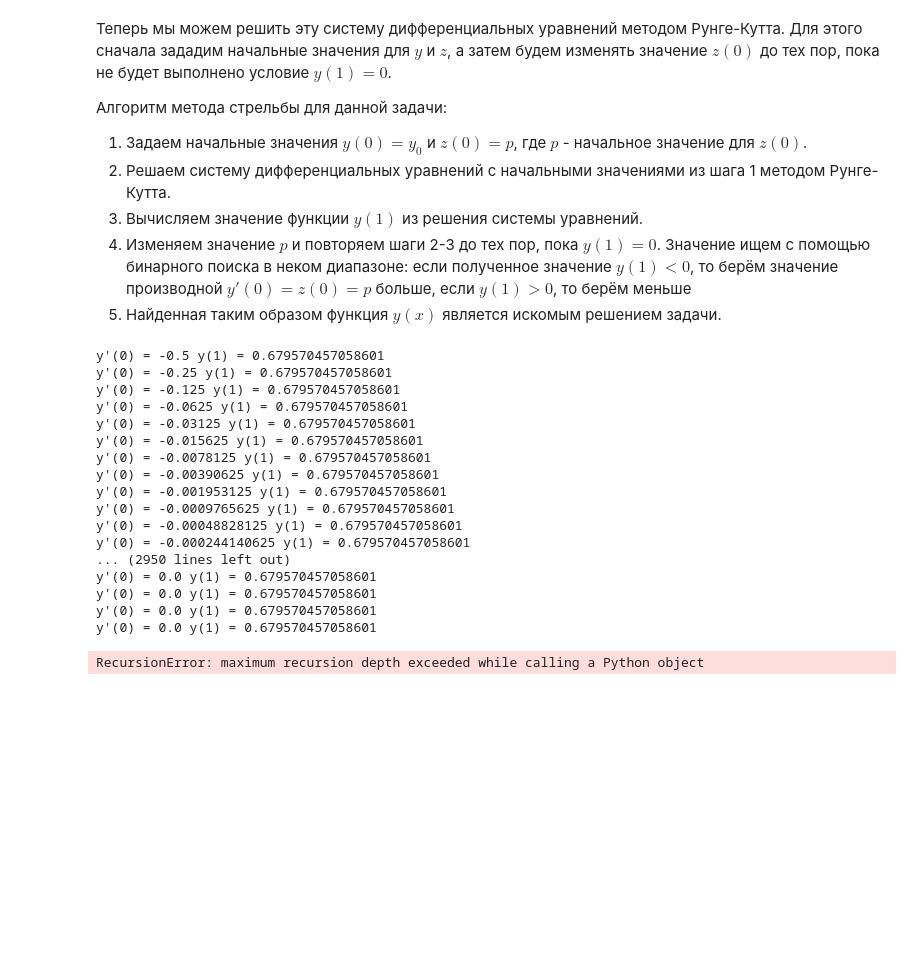
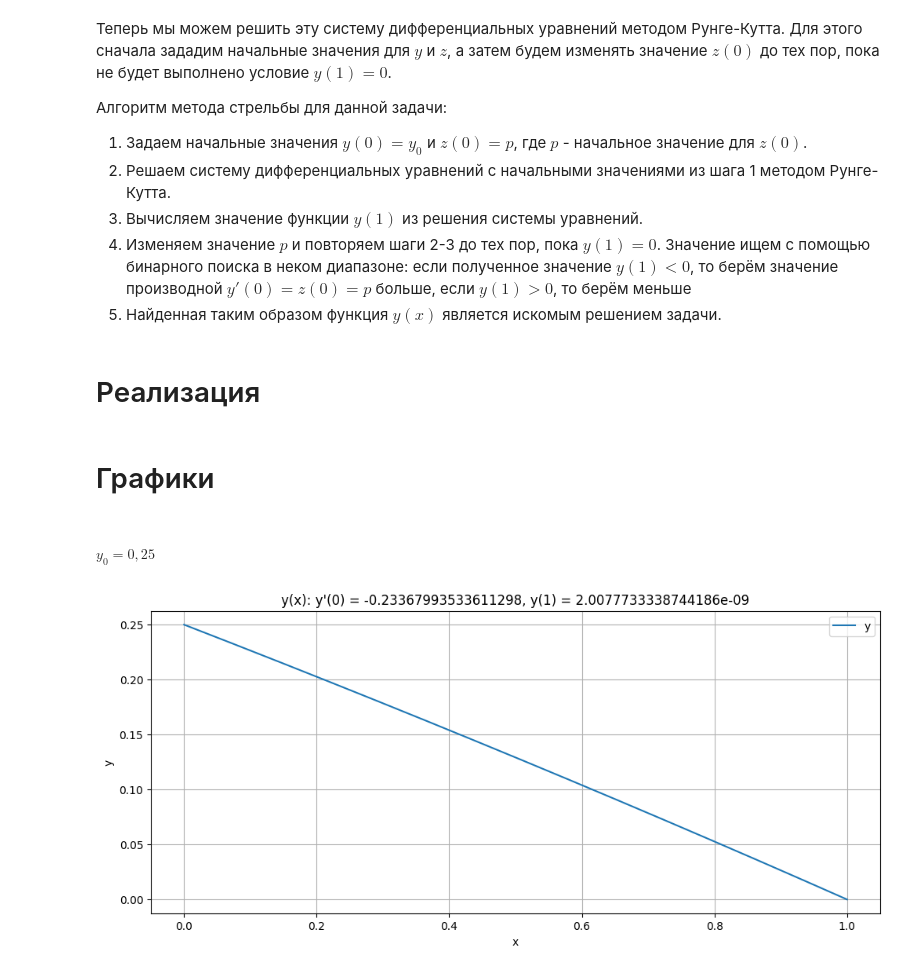
Before and after one commit to c71n93/computational-math-hw, a Jupyter notebook: sem2/lab3/lab3.ipynb, the cells around one changed output. Cells and saved outputs as stored; diff of their text form; code cells hidden in the pictures; blank space fills up the shorter version.

```diff
--- a/sem2/lab3/lab3.ipynb
+++ b/sem2/lab3/lab3.ipynb
@@ -22,15 +28,18 @@ $$\begin{equation*}
 3. Вычисляем значение функции $y(1)$ из решения системы уравнений.
 4. Изменяем значение $p$ и повторяем шаги 2-3 до тех пор, пока $y(1) = 0$. Значение ищем с помощью бинарного поиска в неком диапазоне: если полученное значение $y(1) < 0$, то берём значение производной $y'(0) = z(0) = p$ больше, если $y(1) > 0$, то берём меньше
 5. Найденная таким образом функция $y(x)$ является искомым решением задачи.
+# %% [markdown]
+# Реализация
 # %%
 import numpy as np
 import matplotlib.pyplot as plt
 # %%
 def System(x, vec):
   f = np.array([0.0, 0.0])
-  f[0] = vec[0]
+  f[0] = vec[1]
   f[1] = -0.5 * vec[1]**2 / (1 - 0.5 * vec[0])
   return f
+
 
 def RungeKuttaIteration_4Order(x_n, vec_n, f, h = 0.01):
   f_1 = f(x_n, vec_n)
@@ -41,7 +50,8 @@ def RungeKuttaIteration_4Order(x_n, vec_n, f, h = 0.01):
   vec_n_1 = vec_n + h / 6 * (f_1 + 2 * f_2 + 2 * f_3 + f_4)
   return vec_n_1
 
-def SolutionsRK(vec_start, x_start = 0.0, x_end = 1.0, h = 0.01):
+
+def SolutionsRK(vec_start, x_start = 0.0, x_end = 1.0, h = 0.001):
   x_num = int(x_end / h)
 
   x_array = np.array([x_start])
@@ -54,57 +64,37 @@ def SolutionsRK(vec_start, x_start = 0.0, x_end = 1.0, h = 0.01):
 
   return vec_array, x_array
 
-def BinSolutionSearch(z0_left, z0_right, y0, y1 = 0, abs_tol = 0.001):
+
+def BinSolutionSearch(z0_left, z0_right, y0, y1 = 0, abs_tol = 1e-8):
   z0_middle = (z0_left + z0_right) / 2
   new_sol, new_x_array = SolutionsRK(vec_start = np.array([y0, z0_middle]))
   y1_new = new_sol[-1][0] # y(1)
-  print("y'(0) = " + str(z0_middle) + " y(1) = " + str(y1_new))
   if abs(y1_new - y1) < abs_tol:
-    return new_sol, new_x_array, z0_middle
-  elif y1_new > y1:
+    return new_sol, new_x_array
+  elif y1_new < y1:
     return BinSolutionSearch(z0_middle, z0_right, y0)
   else:
     return BinSolutionSearch(z0_left, z0_middle, y0)
 
-# def IterationSolutionSearch():
-#   y0 = 0.25
-#   arr = np.arange(-1, 0.05, 0.05)
-#   for i in arr:
-#     new_sol, new_x_array = SolutionsRK(vec_start = np.array([y0, i]))
-#     y_array = new_sol.transpose()[0]
-#     ShowSoulutionPlots(y_array, new_x_array, new_sol[0][1])
-#     print("")
 
-def ShowSoulutionPlots(y, x, p):
+def ShowSoulutionPlots(y, x, p, y1):
+  clear_output(wait=True)
   plt.figure(figsize=[12, 5], dpi=100)
   plt.plot(x, y, label = "y")
   plt.xlabel("x")
   plt.ylabel("y")
   plt.legend()
-  plt.title("Метод стрельбы. y(x), y'(0) = " + str(p))
+  plt.title(f"y(x): y'(0) = {p}, y(1) = {y1}")
   plt.grid()
   plt.show()
+# %% [markdown]
+# Графики
+# %% [markdown]
+##### $y_0 = 0,25$
 # %%
 y0 = 0.25
-sol_array, x_array, p = BinSolutionSearch(-1.0, 0.0, y0 = y0)
+sol_array, x_array = BinSolutionSearch(-1.0, 0.0, y0 = y0)
 y_array = sol_array.transpose()[0]
-ShowSoulutionPlots(y_array, x_array, p)
+ShowSoulutionPlots(y_array, x_array, sol_array[0][1], sol_array[-1][0])
 # %% [output]
-y'(0) = -0.5 y(1) = 0.679570457058601
-y'(0) = -0.25 y(1) = 0.679570457058601
-y'(0) = -0.125 y(1) = 0.679570457058601
-y'(0) = -0.0625 y(1) = 0.679570457058601
-y'(0) = -0.03125 y(1) = 0.679570457058601
-y'(0) = -0.015625 y(1) = 0.679570457058601
-y'(0) = -0.0078125 y(1) = 0.679570457058601
-y'(0) = -0.00390625 y(1) = 0.679570457058601
-y'(0) = -0.001953125 y(1) = 0.679570457058601
-y'(0) = -0.0009765625 y(1) = 0.679570457058601
-y'(0) = -0.00048828125 y(1) = 0.679570457058601
-y'(0) = -0.000244140625 y(1) = 0.679570457058601
-... (2950 lines left out)
-y'(0) = 0.0 y(1) = 0.679570457058601
-y'(0) = 0.0 y(1) = 0.679570457058601
-y'(0) = 0.0 y(1) = 0.679570457058601
-y'(0) = 0.0 y(1) = 0.679570457058601
-RecursionError: maximum recursion depth exceeded while calling a Python object
+[figure, added]
```
Also changed, not shown: parts of 15 cells of this notebook, 1 other file.
